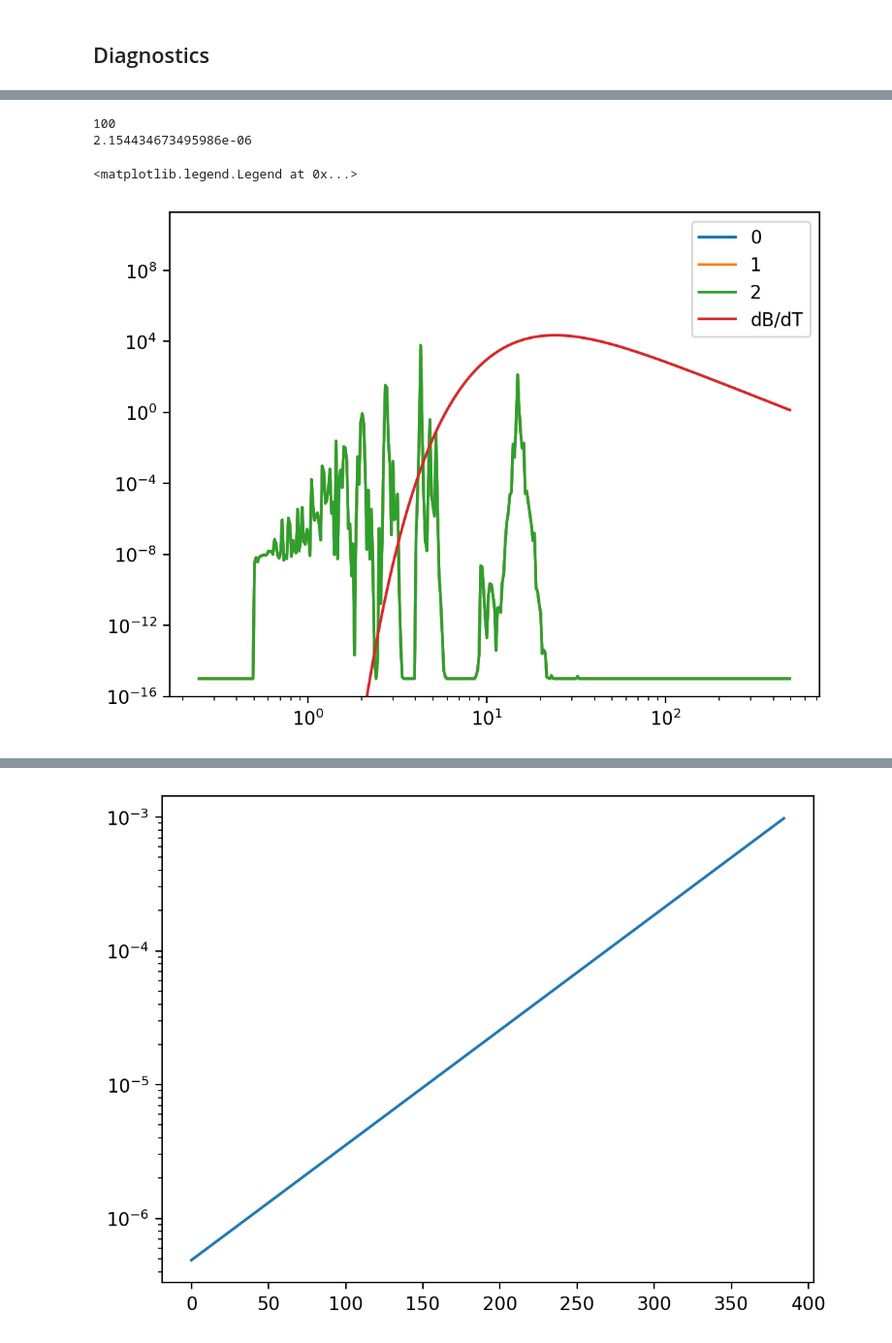
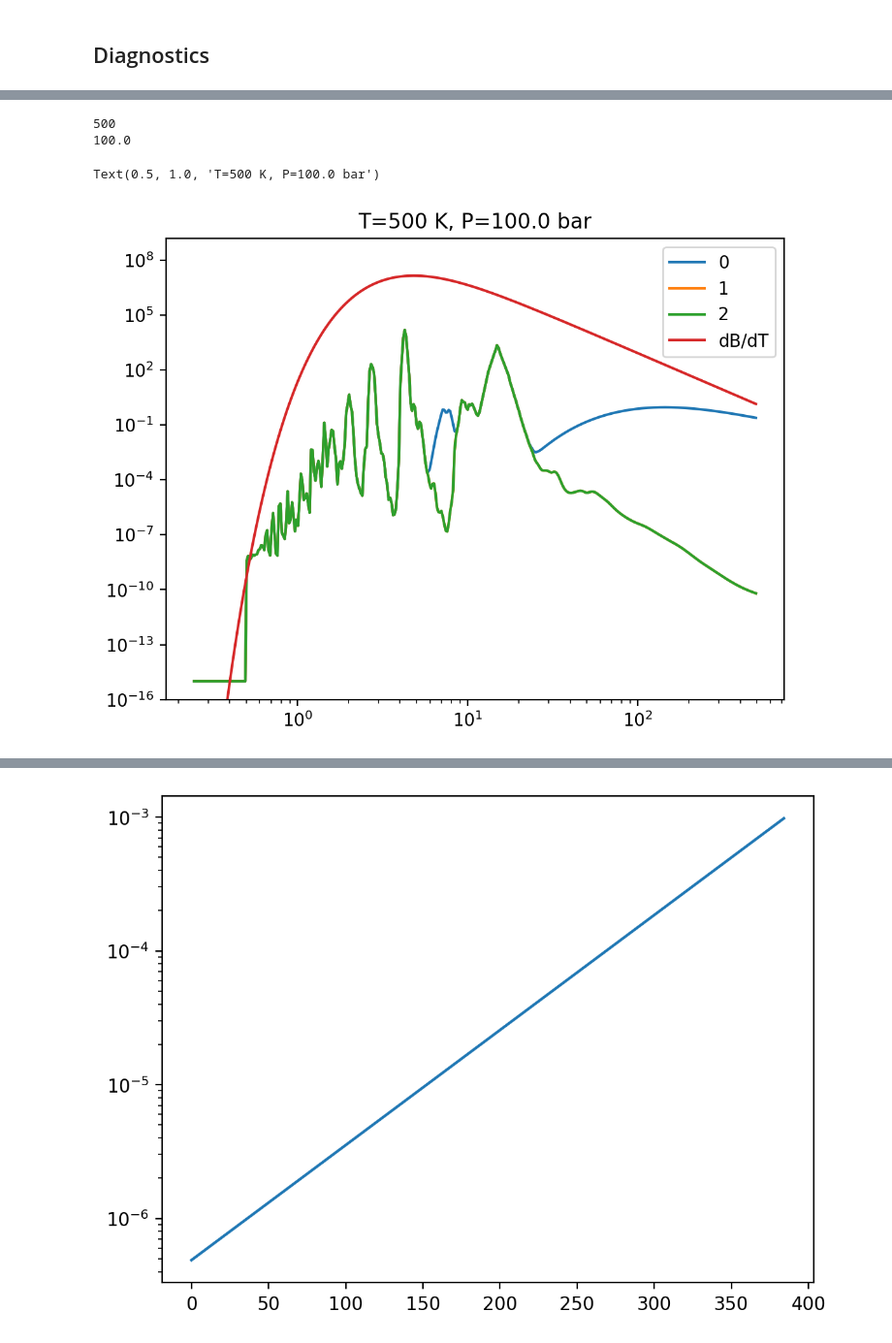
Before and after one commit to DavidDahlbudding/chelio, a Jupyter notebook: analyze/cia-opac_relevance.ipynb, the cells around one changed output, grey strips where cells are left out. Shown at 97% size. Saved outputs shown, nothing was run; the diff lists cells and outputs as text; code cells hidden in the pictures.

```diff
--- a/analyze/cia-opac_relevance.ipynb
+++ b/analyze/cia-opac_relevance.ipynb
@@ -290,7 +290,7 @@ def get_mixing_ratio(species, T_mesh, P_mesh, x_initial=0.5):
     return np.minimum(x_initial, x_sat)
 # %%
 cia_pairs = np.array(["CH4-CH4", "CO2-CH4", "CO2-CO2", "CO2-H2", "H2-CH4", "H2-He", "N2-CH4", "N2-H2", "N2-H2O", "N2-N2", "H2-H2"]) #etc
-cia_pair = cia_pairs[7]
+cia_pair = cia_pairs[3]
 print(cia_pair)
 
 abs_species = np.array(['CH4', 'CO2', 'H2O'])
@@ -643,24 +641,26 @@ plt.grid()
 # %%
-iT = 1
-iP = 1 #3*0
+iT = 9
+iP = 3*8
 print(quants[0].ktemp[iT])
 print(quants[0].kpress[iP]*1e-6)
 
 for i,q in enumerate(quants[:]):
     plt.plot(np.array(q.opac_wave)*1e4, q.opac_band_lay[iT,iP,:], label=i)
 
 plt.plot(np.array(quants[0].opac_wave)*1e4, dB_dT(np.array(quants[0].opac_wave), quants[0].ktemp[iT]), label='dB/dT')
 
 plt.xscale('log')
 plt.yscale('log')
 #plt.xlim(0.3, 50)
 plt.ylim(1e-16, None)
 plt.legend()
+
+plt.title(f"T={quants[0].ktemp[iT]} K, P={quants[0].kpress[iP]*1e-6} bar")
 # %% [output]
-100
-2.154434673495986e-06
+500
+100.0
-<matplotlib.legend.Legend at 0x...>
+Text(0.5, 1.0, 'T=500 K, P=100.0 bar')
-[figure, old version]
+[figure, new version]
 # %%
 iT = 9
 print(quants[0].ktemp[iT])
```
Also changed, not shown: parts of 7 cells of this notebook, 6 other files.
